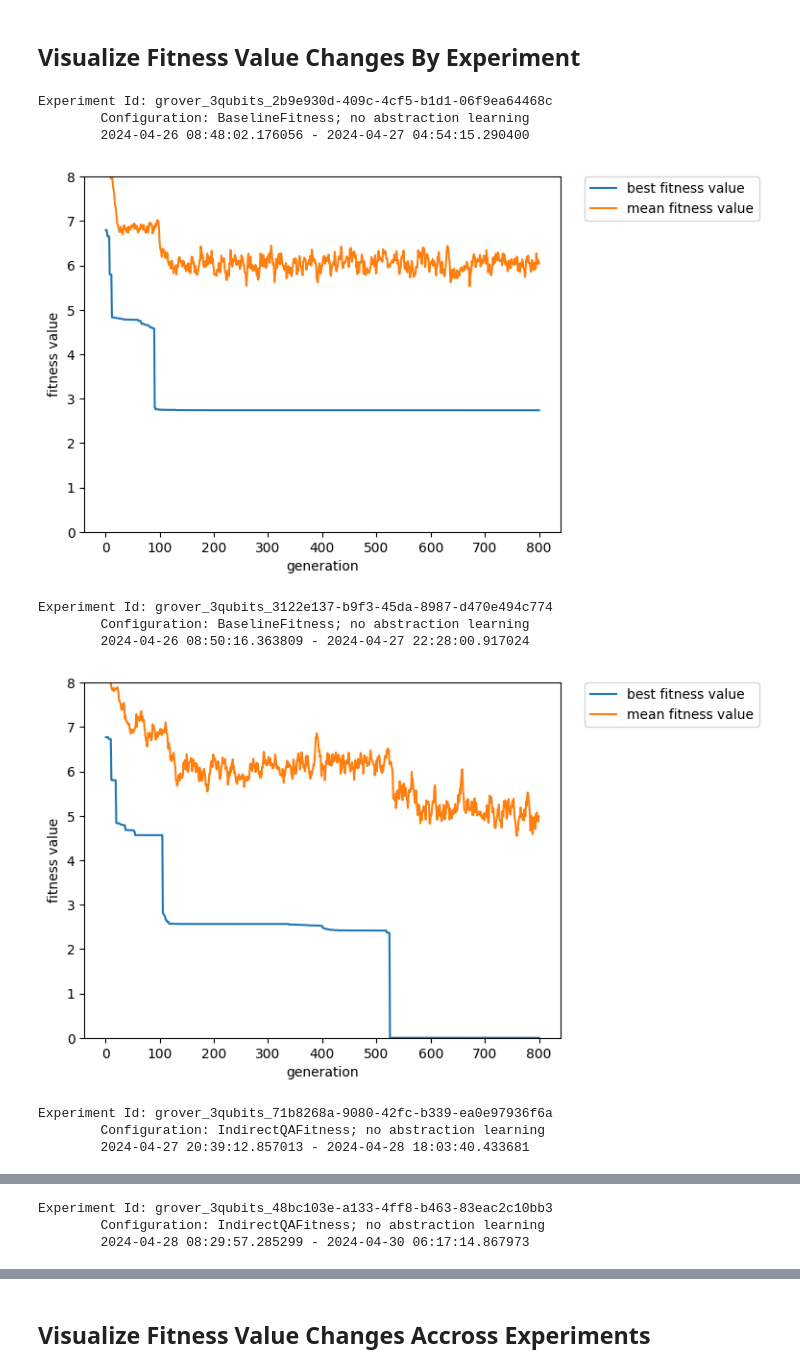
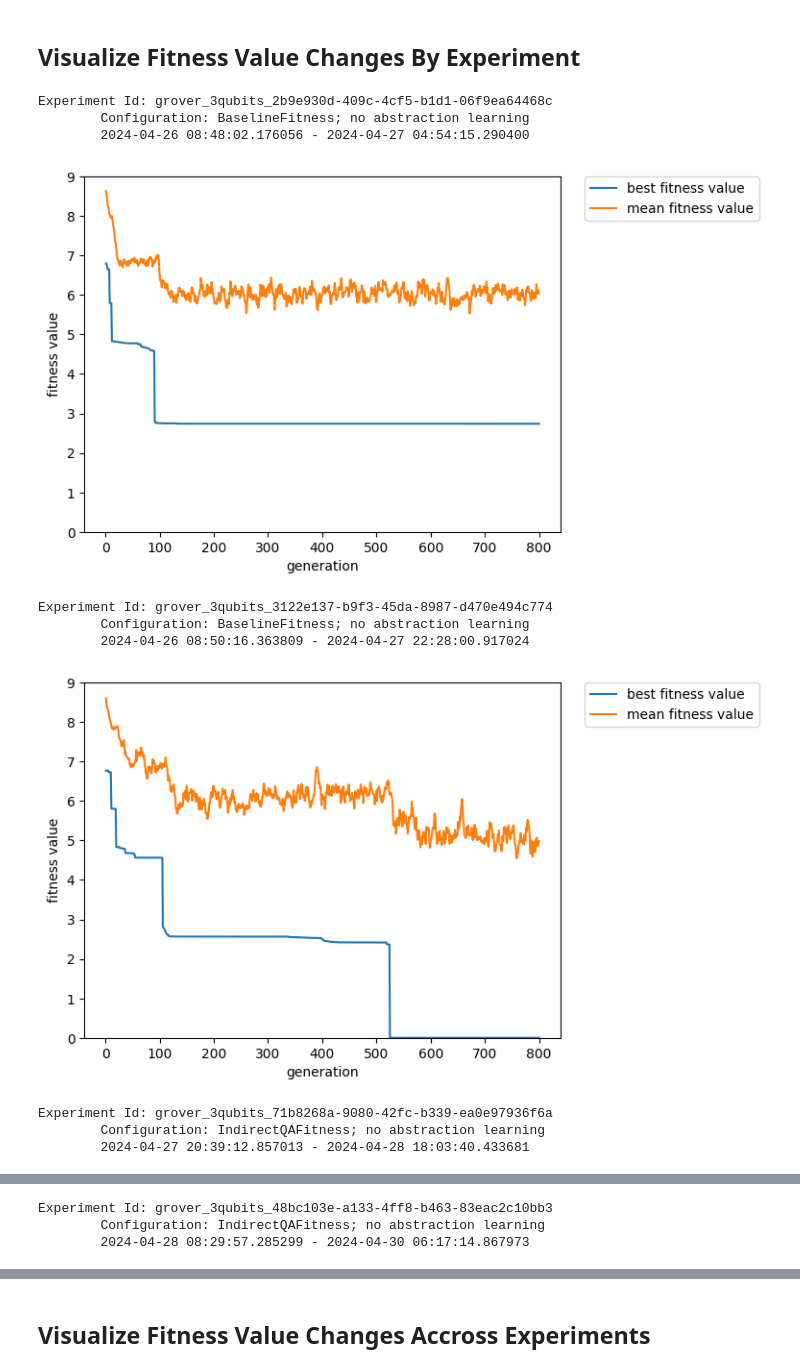
Before and after one commit to westoun/gp4qc, a Jupyter notebook: evaluation.ipynb, the cells around one changed output, grey strips where cells are left out. Saved outputs shown, nothing was run; the diff lists cells and outputs as text; code cells hidden in the pictures.

```diff
--- a/evaluation.ipynb
+++ b/evaluation.ipynb
@@ -93,35 +93,35 @@ events = all_events
 # %%
 from matplotlib import pyplot as plt
 
 experiment_ids = experiments["experiment_id"].unique()
 
 for experiment_id in experiment_ids:
     configuration = experiments.loc[experiments["experiment_id"] == experiment_id]["configuration"].tolist()[0].strip()
 
     current_fitness_values = fitness_values.loc[fitness_values["experiment_id"] == experiment_id]
 
     ax = plt.subplot()
     ax.plot(current_fitness_values["generation"], current_fitness_values["best_fitness_value"])
     ax.plot(current_fitness_values["generation"], current_fitness_values["mean_fitness_value"])
     ax.set_xlabel("generation")
     ax.set_ylabel("fitness value")
-    ax.set_ylim([0, 8])
+    ax.set_ylim([0, 9])
 
     print(f"Experiment Id: {experiment_id}")
     print(f"\tConfiguration: {configuration}")
     print(f"\t{current_fitness_values['created_at'].min()} - {current_fitness_values['created_at'].max()}")
 
     plt.legend(["best fitness value", "mean fitness value"], bbox_to_anchor=(1.05, 1), loc='upper left', borderaxespad=0)
     plt.show()
 # %% [output]
 Experiment Id: grover_3qubits_2b9e930d-409c-4cf5-b1d1-06f9ea64468c
         Configuration: BaselineFitness; no abstraction learning
         2024-04-26 08:48:02.176056 - 2024-04-27 04:54:15.290400
-[figure, old version]
+[figure, new version]
 Experiment Id: grover_3qubits_3122e137-b9f3-45da-8987-d470e494c774
         Configuration: BaselineFitness; no abstraction learning
         2024-04-26 08:50:16.363809 - 2024-04-27 22:28:00.917024
-[figure, old version]
+[figure, new version]
 Experiment Id: grover_3qubits_71b8268a-9080-42fc-b339-ea0e97936f6a
         Configuration: IndirectQAFitness; no abstraction learning
         2024-04-27 20:39:12.857013 - 2024-04-28 18:03:40.433681
```
Also changed, not shown: parts of 4 cells of this notebook.
